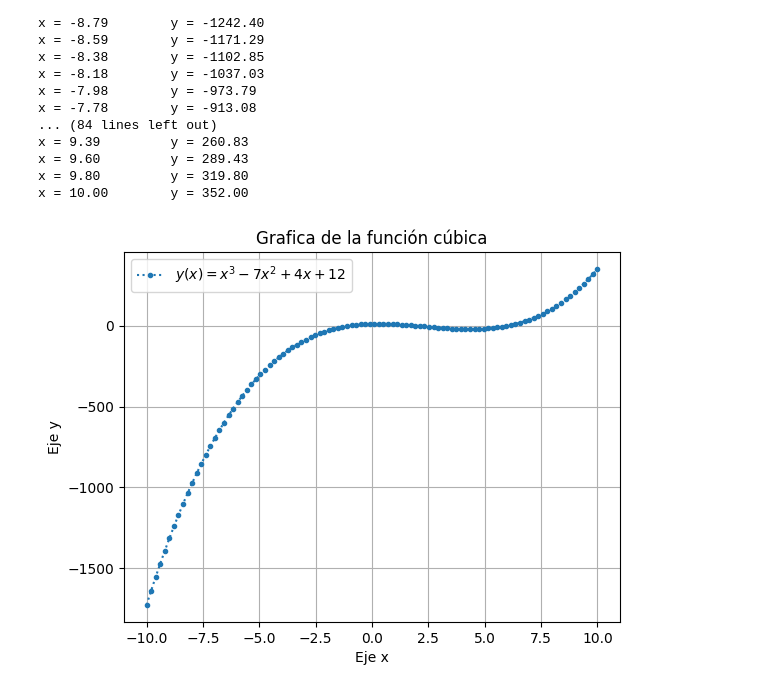
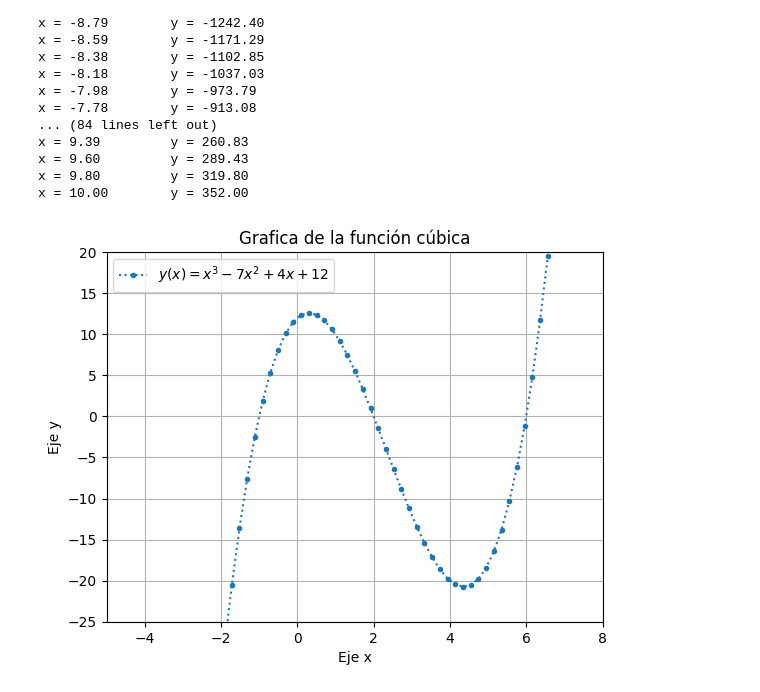
Before and after one commit to iV4sh/Metodos-Numericos, a Jupyter notebook: Taller01.ipynb, the cells around one changed output. Saved outputs shown, nothing was run; the diff lists cells and outputs as text; code cells hidden in the pictures.

Commit message:
:white_check_mark:Make zoom

```diff
--- a/Taller01.ipynb
+++ b/Taller01.ipynb
@@ -60,14 +60,19 @@ x = 10.00        y = 352.00
 # %%
 from matplotlib import pyplot as plt
 # Alternative: import seaborn as sns
 plt.plot(Xs, Ys, marker=".",linestyle=":")
 plt.xlabel('Eje x')
 plt.ylabel('Eje y')
 plt.title("Grafica de la función cúbica")
 plt.grid()
 plt.legend(["$y(x) = x^3 - 7x^2 + 4x + 12$"])
 
+
+## Tarea hacer zoom
+
+plt.xlim(-5, 8)  # Zoom en el eje x
+plt.ylim(-25, 20) # Zoom en el eje y
+
 plt.show()
-## Tarea hacer zoom
 # %% [output]
-[figure, old version]
+[figure, new version]
```
